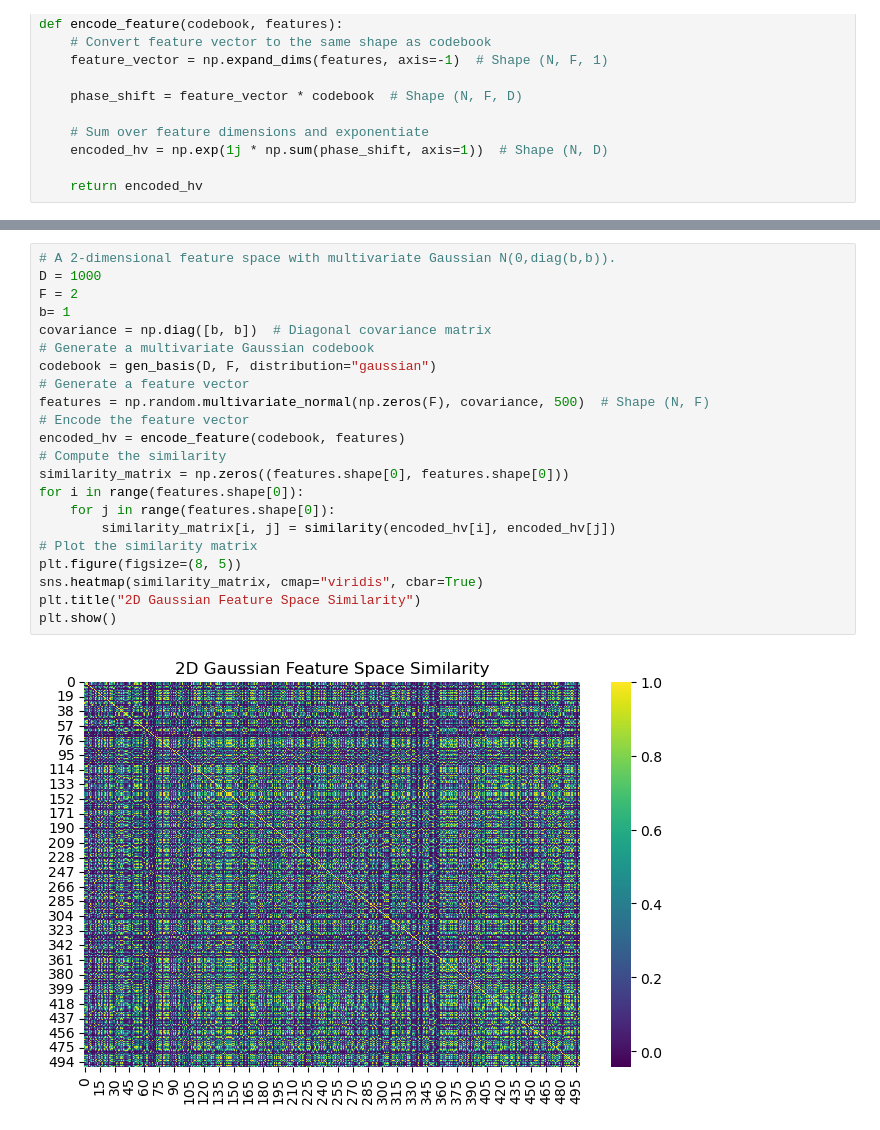
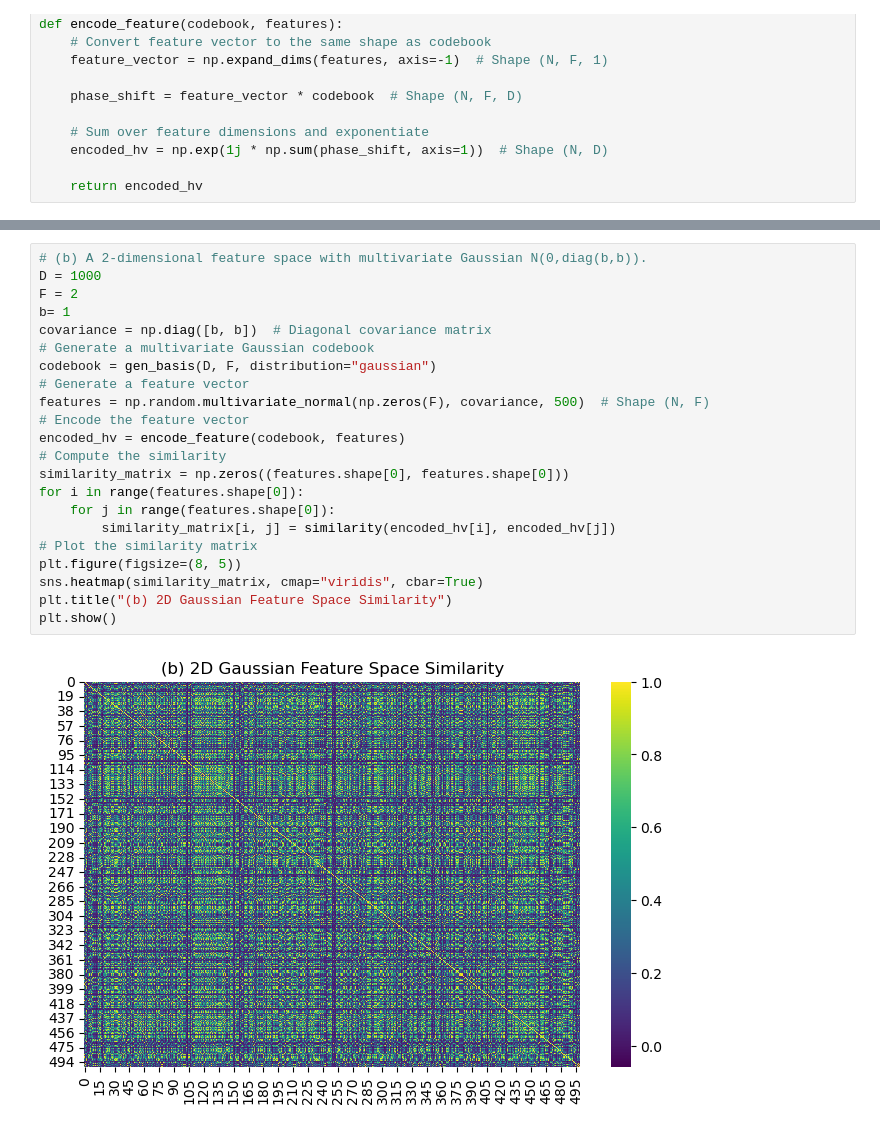
Before and after one commit to Terrylin2023/CS257, a Jupyter notebook: hw3-2.ipynb, the cells around one changed output, grey strips where cells are left out. Saved outputs shown, nothing was run; the diff lists cells and outputs as text.

```diff
--- a/hw3-2.ipynb
+++ b/hw3-2.ipynb
@@ -93,27 +93,27 @@ plt.show()
 # %%
-# A 2-dimensional feature space with multivariate Gaussian N(0,diag(b,b)).
+# (b) A 2-dimensional feature space with multivariate Gaussian N(0,diag(b,b)).
 D = 1000
 F = 2
 b= 1
 covariance = np.diag([b, b])  # Diagonal covariance matrix
 # Generate a multivariate Gaussian codebook
 codebook = gen_basis(D, F, distribution="gaussian")
 # Generate a feature vector
 features = np.random.multivariate_normal(np.zeros(F), covariance, 500)  # Shape (N, F)
 # Encode the feature vector
 encoded_hv = encode_feature(codebook, features)
 # Compute the similarity
 similarity_matrix = np.zeros((features.shape[0], features.shape[0]))
 for i in range(features.shape[0]):
     for j in range(features.shape[0]):
         similarity_matrix[i, j] = similarity(encoded_hv[i], encoded_hv[j])
 # Plot the similarity matrix
 plt.figure(figsize=(8, 5))
 sns.heatmap(similarity_matrix, cmap="viridis", cbar=True)
-plt.title("2D Gaussian Feature Space Similarity")
+plt.title("(b) 2D Gaussian Feature Space Similarity")
 plt.show()
 # %% [output]
-[figure, old version]
+[figure, new version]
 # %%
 # (c) Two 1-dimensional feature spaces with Gaussian N(0,b) for the same b.
 D = 1000
```
Also changed, not shown: parts of 6 cells of this notebook, 2 other files.
